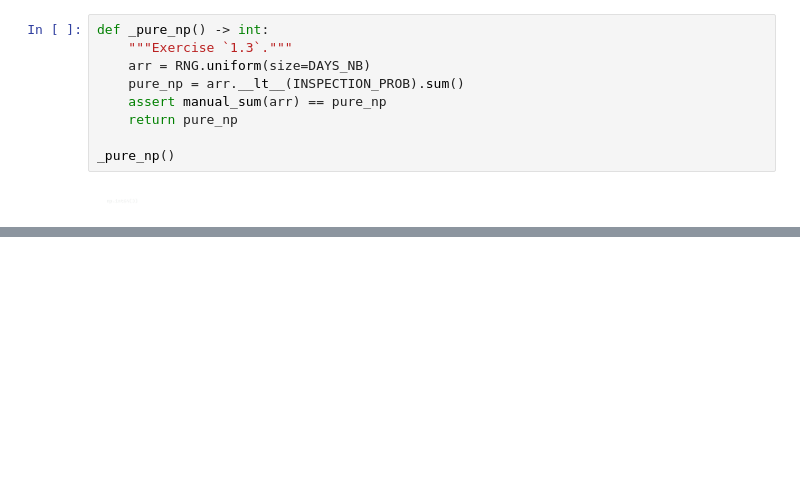
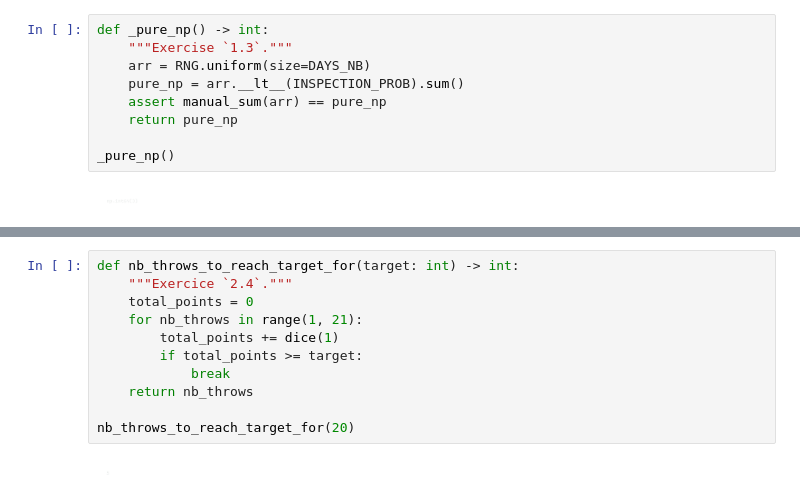
Before and after one commit to OutSquareCapital/unige-numerical-methods, a Jupyter notebook: __marimo__/assignment_4.ipynb, the cells around one changed output, grey strips where cells are left out. Drawn from its saved outputs; the diff is of its cells as text; blank space fills up the shorter version.

```diff
--- a/__marimo__/assignment_4.ipynb
+++ b/__marimo__/assignment_4.ipynb
@@ -108,0 +197,13 @@ long_run_monthly_fine()
+# %%
+def nb_throws_to_reach_target_for(target: int) -> int:
+    """Exercice `2.4`."""
+    total_points = 0
+    for nb_throws in range(1, 21):
+        total_points += dice(1)
+        if total_points >= target:
+            break
+    return nb_throws
+
+nb_throws_to_reach_target_for(20)
+# %% [output]
+[figure, added]
```
Also changed, not shown: parts of 10 cells of this notebook, 1 other file.
